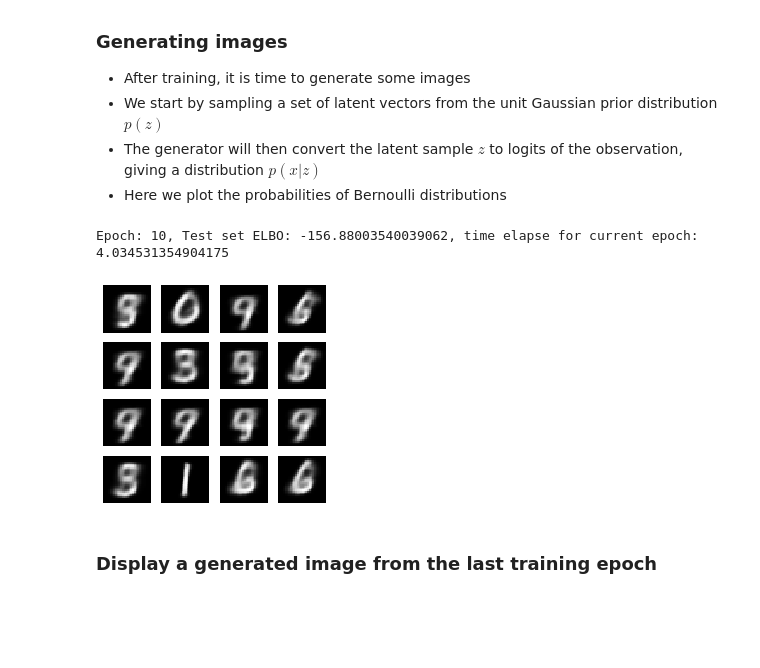
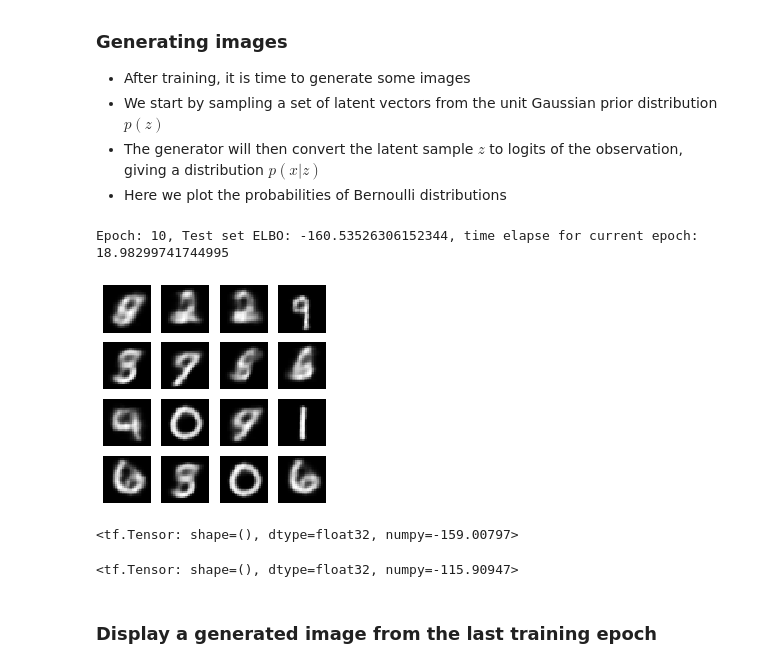
Before and after one commit to Goda-Research-Group/mlmc-model-evidence, a Jupyter notebook: notebooks/cvae.ipynb, the cells around one changed output. Cells and saved outputs as stored; diff of their text form; code cells hidden in the pictures; blank space fills up the shorter version.

Commit message:
modify vae to iwae

```diff
--- a/notebooks/cvae.ipynb
+++ b/notebooks/cvae.ipynb
@@ -108,3 +108,19 @@ The latent variable $z$ is now generated by a function of $\mu$, $\sigma$ and $\
 
 ### Network architecture
 For the encoder network, we use two convolutional layers followed by a fully-connected layer. In the decoder network, we mirror this architecture by using a fully-connected layer followed by three convolution transpose layers (a.k.a. deconvolutional layers in some contexts). Note, it's common practice to avoid using batch normalization when training VAEs, since the additional stochasticity due to using mini-batches may aggravate instability on top of the stochasticity from sampling.
+# %%
+#utility funcs
+float_type = np.float32
+
+tf_int32 = lambda x:tf.cast(x, tf.int32)
+tf_float = lambda x:tf.cast(x, float_type)
+
+def tf_reduce_logmeanexp(ary, axis=1):
+    n_MC = tf.shape(ary)[axis]
+    return tf.reduce_logsumexp(ary, axis=axis) - tf.math.log(tf_float(n_MC))
+
+def log_normal_pdf(sample, mean, logvar, raxis=1):
+    log2pi = tf.math.log(2. * np.pi)
+    return tf.reduce_sum(
+        -.5 * ((sample - mean) ** 2. * tf.exp(-logvar) + logvar + log2pi),
+        axis=raxis)
@@ -236,4 +292,4 @@ num_examples_to_generate = 16
 # it will be easier to see the improvement.
 random_vector_for_generation = tf.random.normal(
     shape=[num_examples_to_generate, latent_dim])
-model = CVAE(latent_dim)
+model = IWAE(latent_dim)
@@ -258,25 +299,39 @@ assert batch_size >= num_examples_to_generate
 for test_batch in test_dataset.take(1):
     test_sample = test_batch[0:num_examples_to_generate, :, :, :]
 # %%
-generate_and_save_images(model, 0, test_sample)
+model.generate_and_save_images(0, test_sample)
+
+optimizer = tf.keras.optimizers.Adam(1e-4)
+
 
 for epoch in range(1, epochs + 1):
     start_time = time.time()
     for train_x in train_dataset:
-    train_step(model, train_x, optimizer)
+        model.train_step(train_x, optimizer)
     end_time = time.time()
 
-    loss = tf.keras.metrics.Mean()
+    #loss = tf.keras.metrics.Mean()
     for test_x in test_dataset:
-        loss(compute_loss(model, test_x))
-        elbo = -loss.result()
+        #loss(compute_loss(model, test_x))
+        #elbo = -loss.result()
+        elbo = model.compute_elbo(test_x)
     display.clear_output(wait=False)
     print('Epoch: {}, Test set ELBO: {}, time elapse for current epoch: {}'
             .format(epoch, elbo, end_time - start_time))
-    generate_and_save_images(model, epoch, test_sample)
+    model.generate_and_save_images(epoch, test_sample)
 # %% [output]
-Epoch: 10, Test set ELBO: -156.88003540039062, time elapse for current epoch: 4.034531354904175
+Epoch: 10, Test set ELBO: -160.53526306152344, time elapse for current epoch: 18.98299741744995
-[figure, old version]
+[figure, new version]
+# %%
+elbo = model.compute_elbo(test_x)
+elbo
+# %% [output]
+<tf.Tensor: shape=(), dtype=float32, numpy=-159.00797>
+# %%
+iwelbo = model.compute_iwelbo(test_x, 8)
+iwelbo
+# %% [output]
+<tf.Tensor: shape=(), dtype=float32, numpy=-115.90947>
 # %% [markdown]
 ### Display a generated image from the last training epoch
 # %%
```
Also changed, not shown: parts of 7 cells of this notebook.
